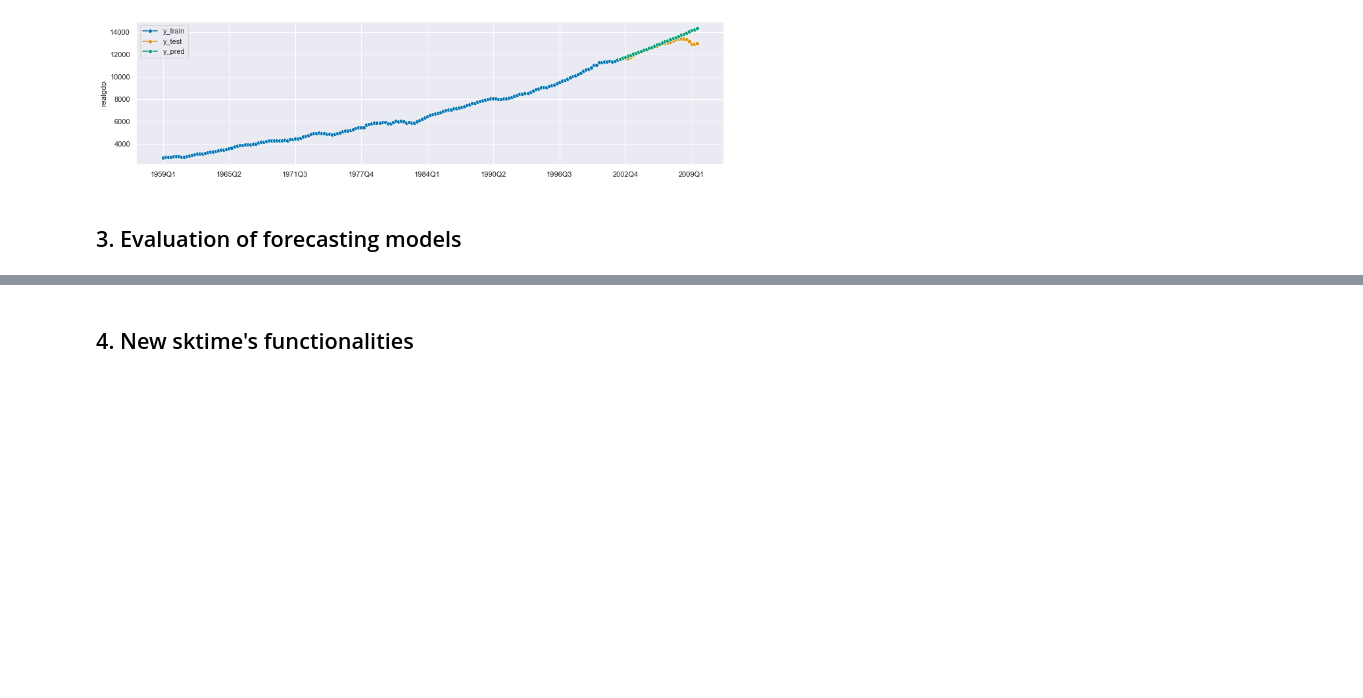
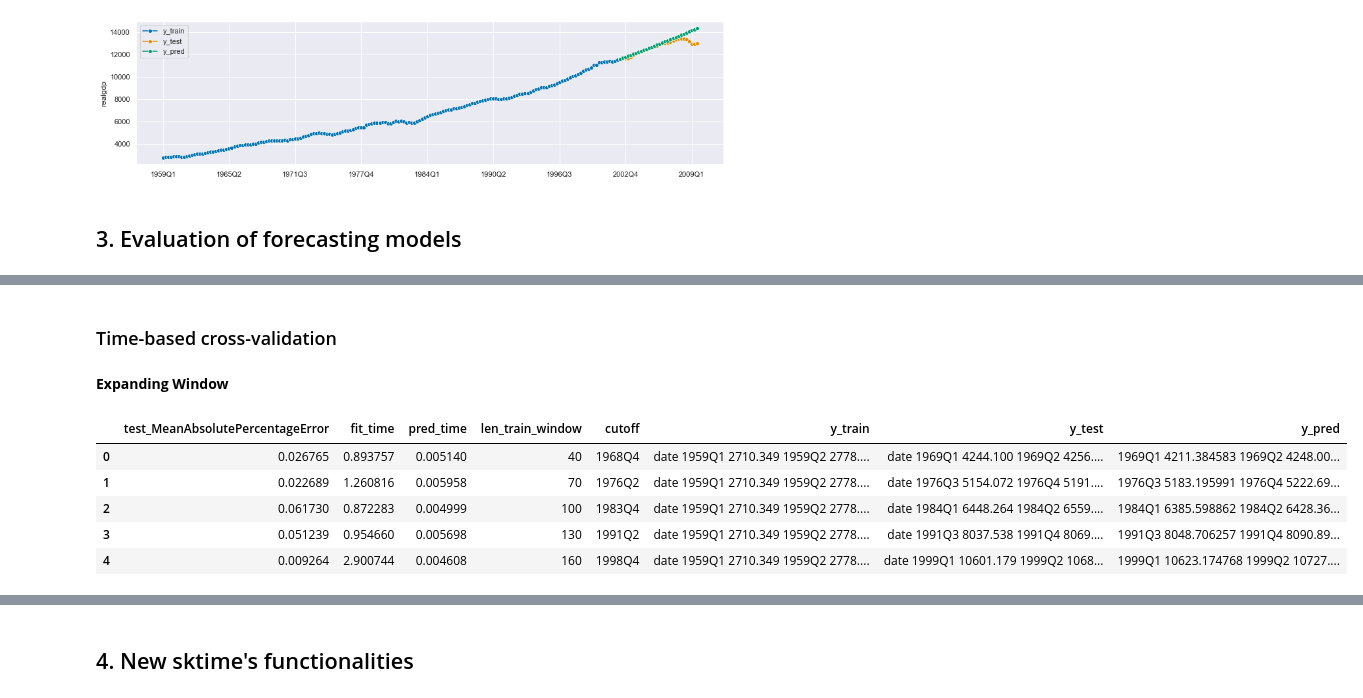
Before and after one commit to joanlenczuk/sktime_article, a Jupyter notebook: Sktime overview.ipynb, the cells around one changed output, grey strips where cells are left out. Cells and saved outputs as stored; diff of their text form; code cells hidden in the pictures; blank space fills up the shorter version.

```diff
--- a/Sktime overview.ipynb
+++ b/Sktime overview.ipynb
@@ -186,0 +253,2 @@ MASE: 4.712
+# %% [markdown]
+### Time-based cross-validation
@@ -186,0 +258,2 @@ MASE: 4.712
+# %% [markdown]
+**Expanding Window**
@@ -186,0 +264,9 @@ MASE: 4.712
+# %%
+df
+# %% [output]
+|  | test_MeanAbsolutePercentageError | fit_time | pred_time | len_train_window | cutoff | y_train | y_test | y_pred |
+| 0 | 0.026765 | 0.893757 | 0.005140 | 40 | 1968Q4 | date 1959Q1 2710.349 1959Q2 2778.... | date 1969Q1 4244.100 1969Q2 4256.... | 1969Q1 4211.384583 1969Q2 4248.00... |
+| 1 | 0.022689 | 1.260816 | 0.005958 | 70 | 1976Q2 | date 1959Q1 2710.349 1959Q2 2778.... | date 1976Q3 5154.072 1976Q4 5191.... | 1976Q3 5183.195991 1976Q4 5222.69... |
+| 2 | 0.061730 | 0.872283 | 0.004999 | 100 | 1983Q4 | date 1959Q1 2710.349 1959Q2 2778.... | date 1984Q1 6448.264 1984Q2 6559.... | 1984Q1 6385.598862 1984Q2 6428.36... |
+| 3 | 0.051239 | 0.954660 | 0.005698 | 130 | 1991Q2 | date 1959Q1 2710.349 1959Q2 2778.... | date 1991Q3 8037.538 1991Q4 8069.... | 1991Q3 8048.706257 1991Q4 8090.89... |
+| 4 | 0.009264 | 2.900744 | 0.004608 | 160 | 1998Q4 | date 1959Q1 2710.349 1959Q2 2778.... | date 1999Q1 10601.179 1999Q2 1068... | 1999Q1 10623.174768 1999Q2 10727.... |
```
Also changed, not shown: parts of 24 cells of this notebook.
